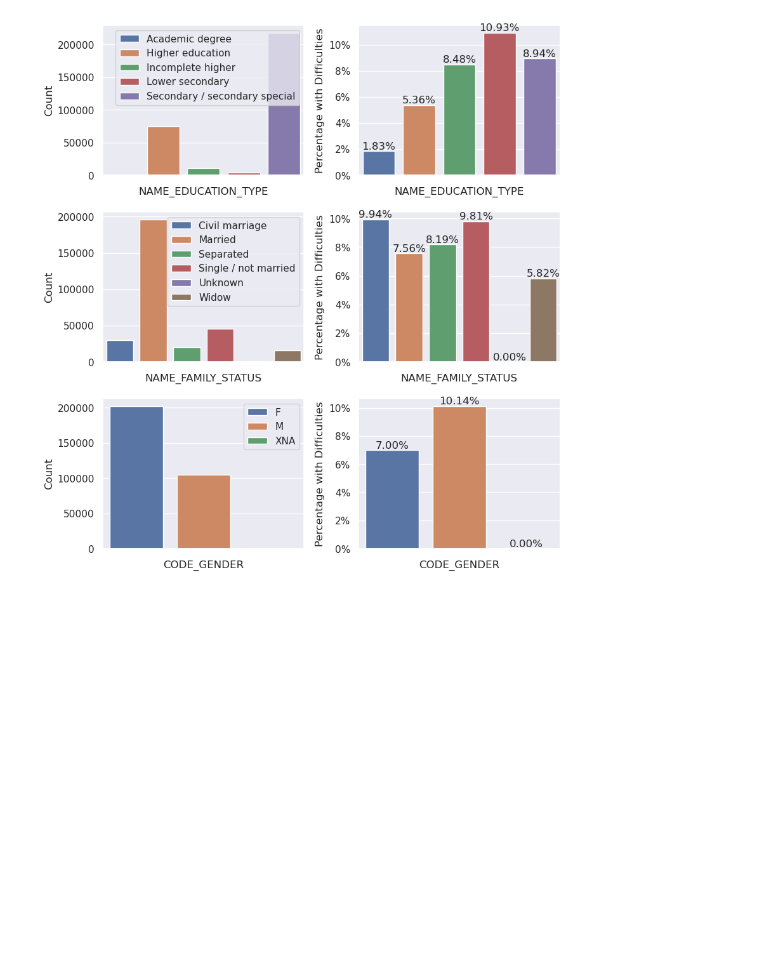
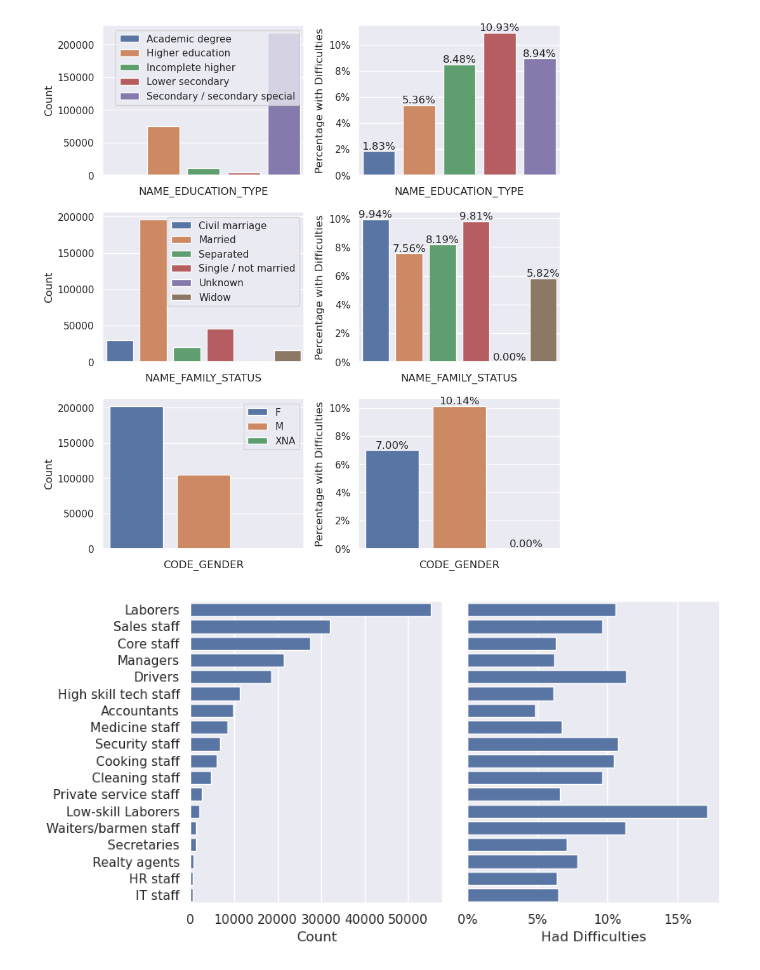
Before and after one commit to gediminas-skvarnavicius/home-credit-group-ml, a Jupyter notebook: EDA.ipynb, the cells around one changed output. Drawn from its saved outputs; the diff is of its cells as text; code cells hidden in the pictures; blank space fills up the shorter version.

```diff
--- a/EDA.ipynb
+++ b/EDA.ipynb
@@ -237,3 +237,31 @@ plt.tight_layout()
 plt.show()
 # %% [output]
 [figure]
+# %%
+occupation_df = (
+    application_train.group_by("OCCUPATION_TYPE")
+    .agg(pl.count(), pl.col("TARGET").sum())
+    .with_columns((pl.col("TARGET")*100 / pl.col("count")).alias("Frac With Difficulties"))
+    .sort("count", descending=True)
+)
+
+fig_occ, ax_occ = plt.subplots(1, 2, figsize=BASE_FIG_SIZE,sharey=True)
+sns.barplot(
+    y=occupation_df["OCCUPATION_TYPE"].to_numpy(),
+    x=occupation_df["count"].to_numpy(),
+    ax=ax_occ[0],
+)
+ax_occ[0].set_xlabel('Count')
+
+sns.barplot(
+    y=occupation_df["OCCUPATION_TYPE"].to_numpy(),
+    x=occupation_df["Frac With Difficulties"].to_numpy(),
+    ax=ax_occ[1],
+)
+ax_occ[1].set_xlabel('Had Difficulties')
+ax_occ[1].xaxis.set_major_formatter(ticker.PercentFormatter(decimals=0))
+
+plt.tight_layout()
+plt.show()
+# %% [output]
+[figure, added]
```
Also changed, not shown: parts of 3 cells of this notebook.
